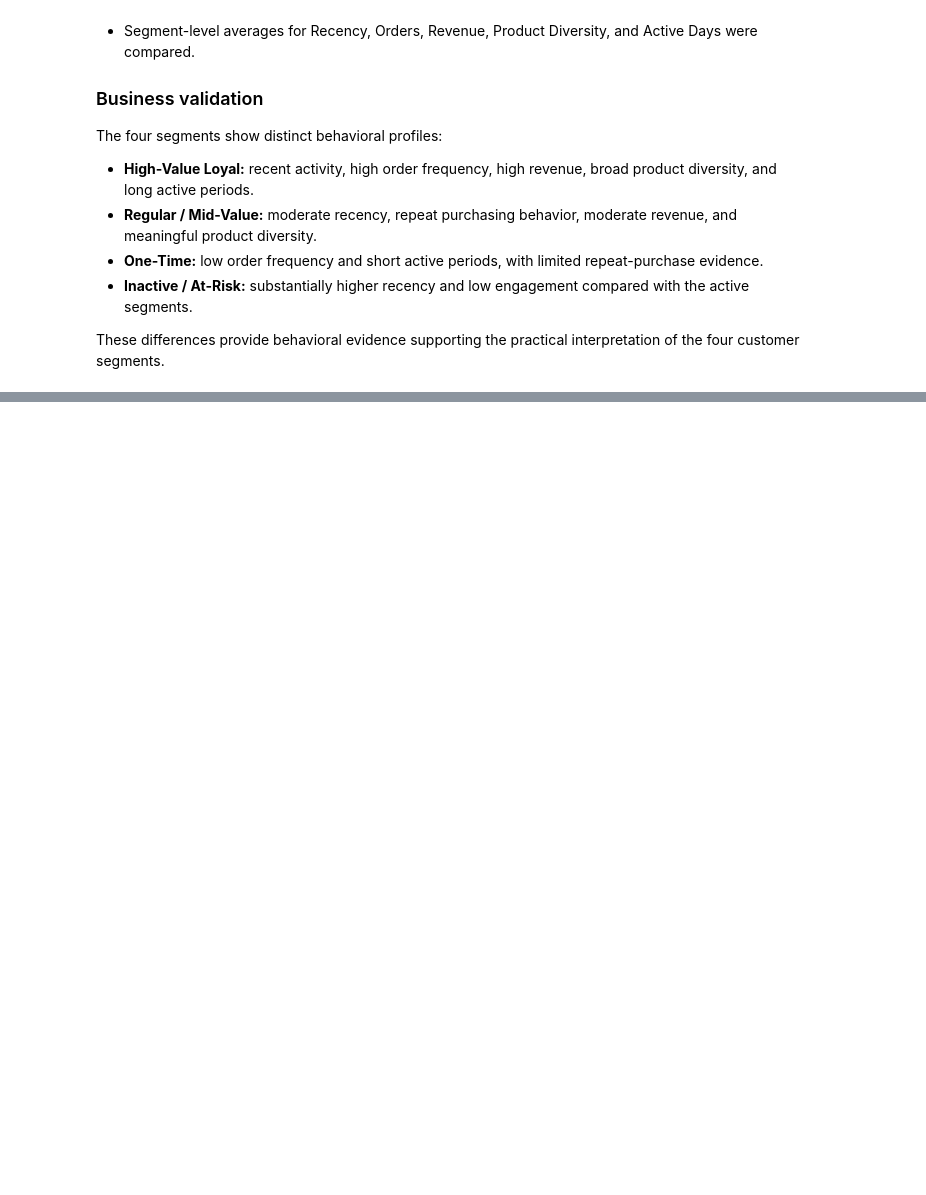
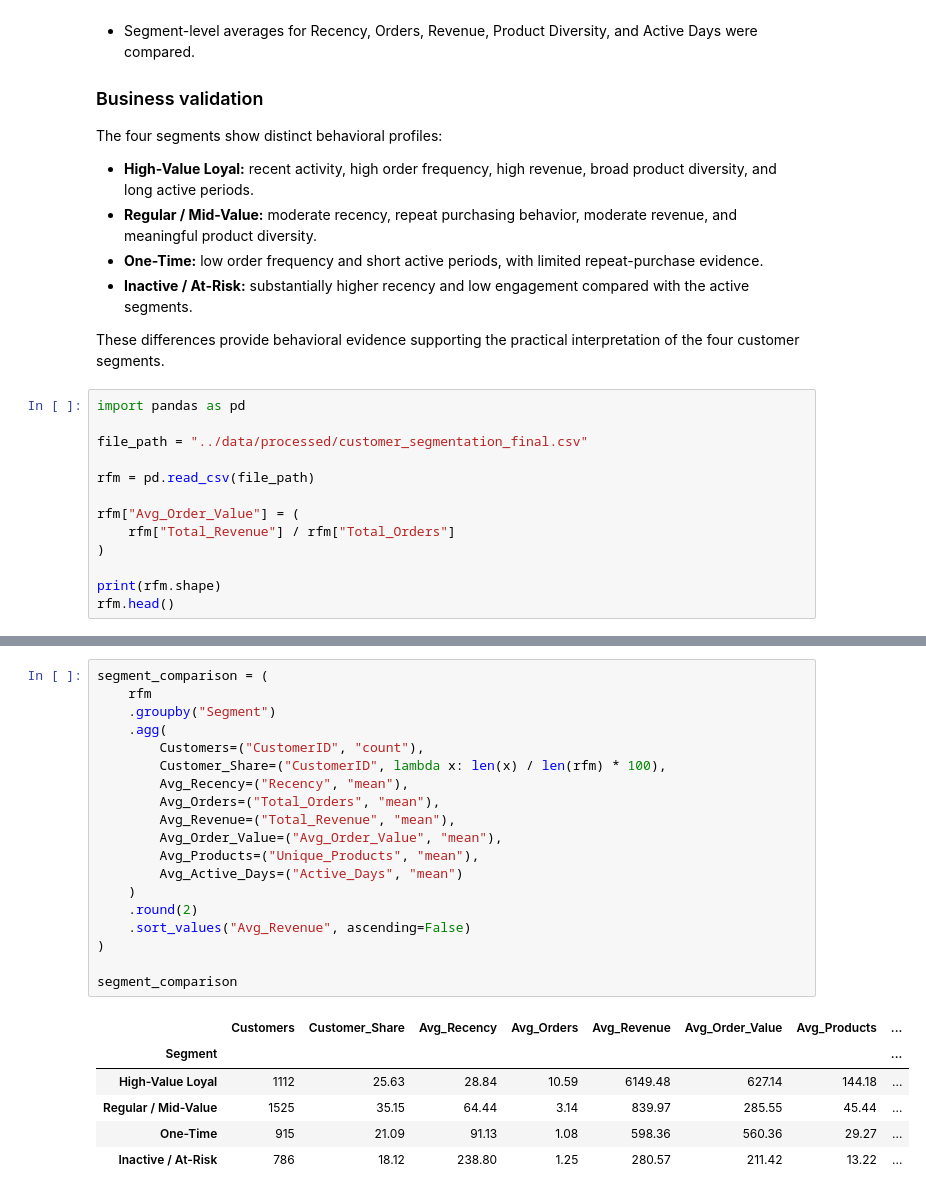
Before and after one commit to sayani-code/customer-segmentation-business-strategy, a Jupyter notebook: notebooks/03_customer_features.ipynb, the cells around one changed output, grey strips where cells are left out. Drawn from its saved outputs; the diff is of its cells as text; blank space fills up the shorter version.

Commit message:
feat: interpret customer segments

```diff
--- a/notebooks/03_customer_features.ipynb
+++ b/notebooks/03_customer_features.ipynb
@@ -838,3 +838,16 @@ The four segments show distinct behavioral profiles:
 - **Inactive / At-Risk:** substantially higher recency and low engagement compared with the active segments.
 
 These differences provide behavioral evidence supporting the practical interpretation of the four customer segments.
+# %%
+import pandas as pd
+
+file_path = "../data/processed/customer_segmentation_final.csv"
+
+rfm = pd.read_csv(file_path)
+
+rfm["Avg_Order_Value"] = (
+    rfm["Total_Revenue"] / rfm["Total_Orders"]
+)
+
+print(rfm.shape)
+rfm.head()
@@ -840,0 +925,26 @@ These differences provide behavioral evidence supporting the practical interpret
+# %%
+segment_comparison = (
+    rfm
+    .groupby("Segment")
+    .agg(
+        Customers=("CustomerID", "count"),
+        Customer_Share=("CustomerID", lambda x: len(x) / len(rfm) * 100),
+        Avg_Recency=("Recency", "mean"),
+        Avg_Orders=("Total_Orders", "mean"),
+        Avg_Revenue=("Total_Revenue", "mean"),
+        Avg_Order_Value=("Avg_Order_Value", "mean"),
+        Avg_Products=("Unique_Products", "mean"),
+        Avg_Active_Days=("Active_Days", "mean")
+    )
+    .round(2)
+    .sort_values("Avg_Revenue", ascending=False)
+)
+
+segment_comparison
+# %% [output]
+|  | Customers | Customer_Share | Avg_Recency | Avg_Orders | Avg_Revenue | Avg_Order_Value | Avg_Products | ... |
+| Segment |  |  |  |  |  |  |  | ... |
+| High-Value Loyal | 1112 | 25.63 | 28.84 | 10.59 | 6149.48 | 627.14 | 144.18 | ... |
+| Regular / Mid-Value | 1525 | 35.15 | 64.44 | 3.14 | 839.97 | 285.55 | 45.44 | ... |
+| One-Time | 915 | 21.09 | 91.13 | 1.08 | 598.36 | 560.36 | 29.27 | ... |
+| Inactive / At-Risk | 786 | 18.12 | 238.80 | 1.25 | 280.57 | 211.42 | 13.22 | ... |
```
Also changed, not shown: parts of 8 cells of this notebook.
